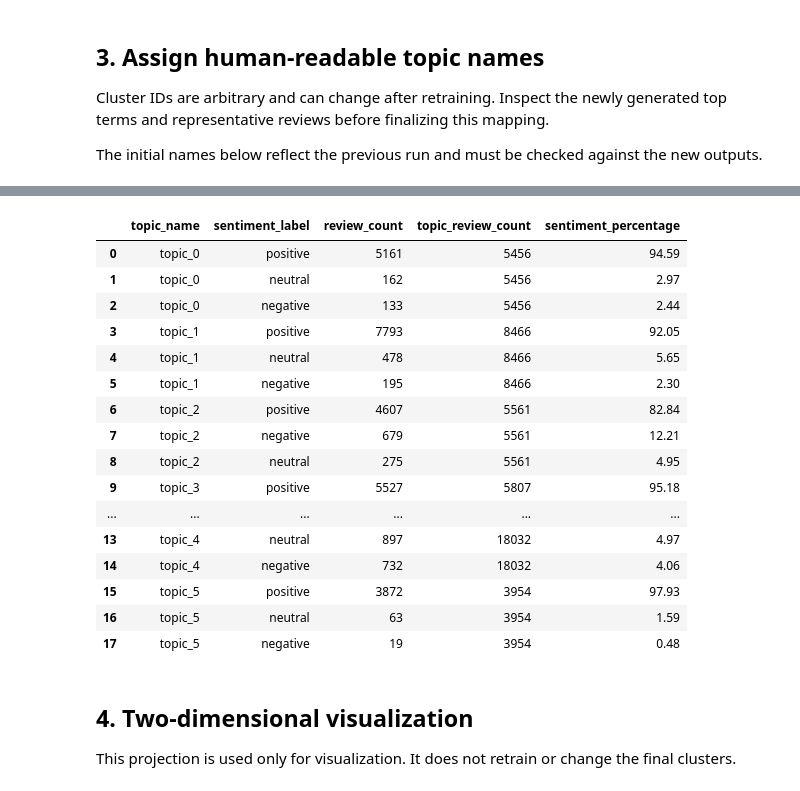
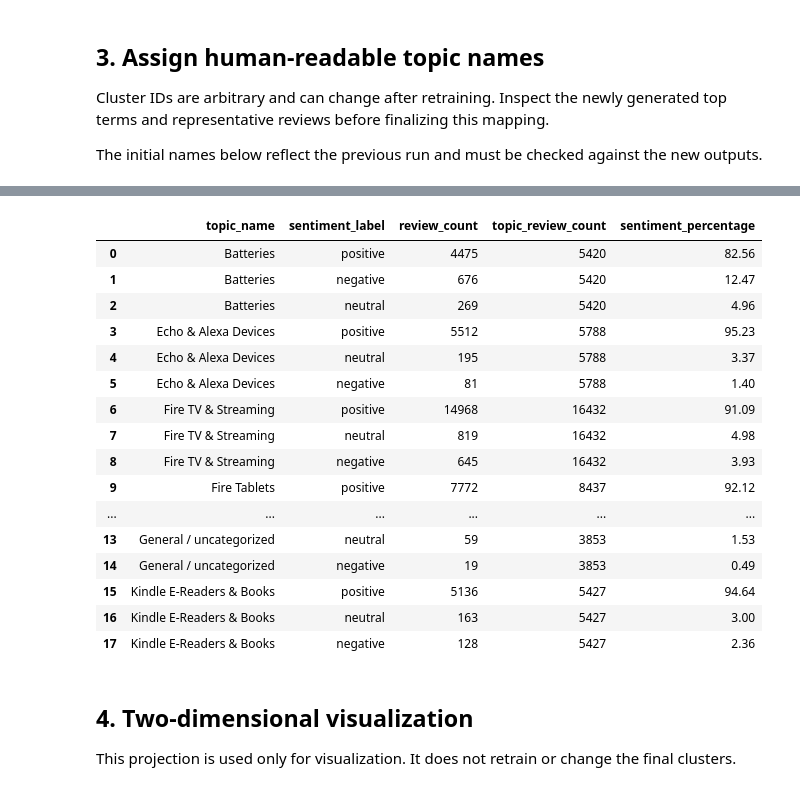
Before and after one commit to karimamzghi/voxforge-ai-review-analytics, a Jupyter notebook: notebooks/clustering/07_tfidf_kmeans_topics.ipynb, the cells around one changed output, grey strips where cells are left out. Drawn from its saved outputs; the diff is of its cells as text; code cells hidden in the pictures.

```diff
--- a/notebooks/clustering/07_tfidf_kmeans_topics.ipynb
+++ b/notebooks/clustering/07_tfidf_kmeans_topics.ipynb
@@ -100,3 +100,6 @@ print(f"Rows available for clustering: {len(model_data):,}")
 # %% [output]
 INFO - Loaded 47279 rows
 Rows available for clustering: 47,276
+# %%
+# filter out low content reviews
+model_data = drop_low_content_reviews(model_data, text_column=TEXT_COLUMN, min_tokens=3)
@@ -231,8 +236,7 @@ Cluster IDs are arbitrary and can change after retraining. Inspect the newly gen
 The initial names below reflect the previous run and must be checked against the new outputs.
 # %%
 term_map = top_terms_to_mapping(terms)
-TOPIC_NAMES = {cluster_id: f"topic_{cluster_id}" for cluster_id in range(N_CLUSTERS)}
-
+TOPIC_NAMES = suggest_topic_names(term_map)
 
 expected_ids = set(range(N_CLUSTERS))
 provided_ids = set(TOPIC_NAMES)
@@ -283,20 +287,20 @@ display(summary)
 |  | topic_name | sentiment_label | review_count | topic_review_count | sentiment_percentage |
-| 0 | topic_0 | positive | 5161 | 5456 | 94.59 |
-| 1 | topic_0 | neutral | 162 | 5456 | 2.97 |
-| 2 | topic_0 | negative | 133 | 5456 | 2.44 |
-| 3 | topic_1 | positive | 7793 | 8466 | 92.05 |
-| 4 | topic_1 | neutral | 478 | 8466 | 5.65 |
-| 5 | topic_1 | negative | 195 | 8466 | 2.30 |
-| 6 | topic_2 | positive | 4607 | 5561 | 82.84 |
-| 7 | topic_2 | negative | 679 | 5561 | 12.21 |
-| 8 | topic_2 | neutral | 275 | 5561 | 4.95 |
-| 9 | topic_3 | positive | 5527 | 5807 | 95.18 |
+| 0 | Batteries | positive | 4475 | 5420 | 82.56 |
+| 1 | Batteries | negative | 676 | 5420 | 12.47 |
+| 2 | Batteries | neutral | 269 | 5420 | 4.96 |
+| 3 | Echo & Alexa Devices | positive | 5512 | 5788 | 95.23 |
+| 4 | Echo & Alexa Devices | neutral | 195 | 5788 | 3.37 |
+| 5 | Echo & Alexa Devices | negative | 81 | 5788 | 1.40 |
+| 6 | Fire TV & Streaming | positive | 14968 | 16432 | 91.09 |
+| 7 | Fire TV & Streaming | neutral | 819 | 16432 | 4.98 |
+| 8 | Fire TV & Streaming | negative | 645 | 16432 | 3.93 |
+| 9 | Fire Tablets | positive | 7772 | 8437 | 92.12 |
 | ... | ... | ... | ... | ... | ... |
-| 13 | topic_4 | neutral | 897 | 18032 | 4.97 |
-| 14 | topic_4 | negative | 732 | 18032 | 4.06 |
-| 15 | topic_5 | positive | 3872 | 3954 | 97.93 |
-| 16 | topic_5 | neutral | 63 | 3954 | 1.59 |
-| 17 | topic_5 | negative | 19 | 3954 | 0.48 |
+| 13 | General / uncategorized | neutral | 59 | 3853 | 1.53 |
+| 14 | General / uncategorized | negative | 19 | 3853 | 0.49 |
+| 15 | Kindle E-Readers & Books | positive | 5136 | 5427 | 94.64 |
+| 16 | Kindle E-Readers & Books | neutral | 163 | 5427 | 3.00 |
+| 17 | Kindle E-Readers & Books | negative | 128 | 5427 | 2.36 |
 # %% [markdown]
 ## 4. Two-dimensional visualization
 
```
Also changed, not shown: parts of 6 cells of this notebook, 11 other files.
